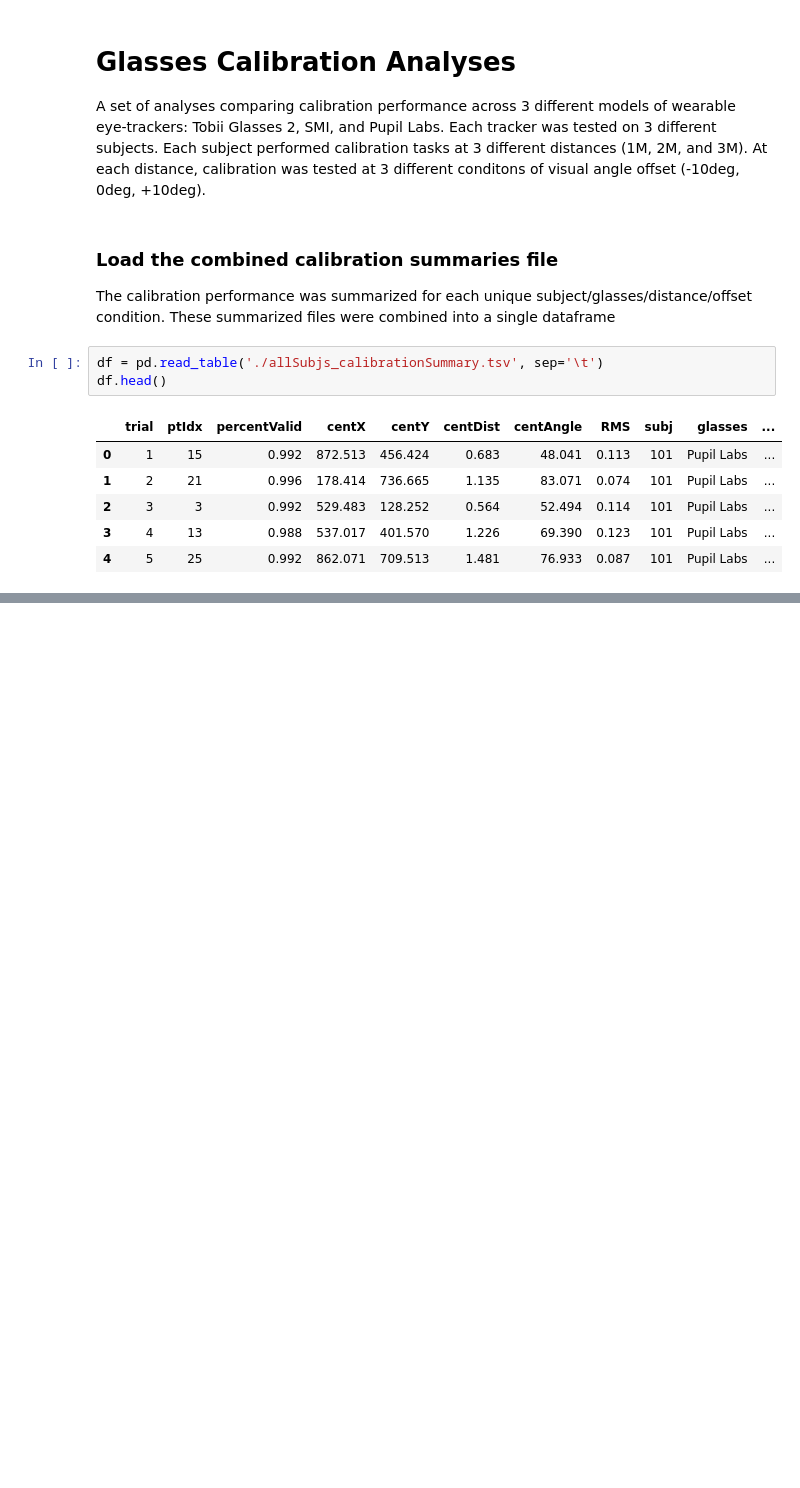
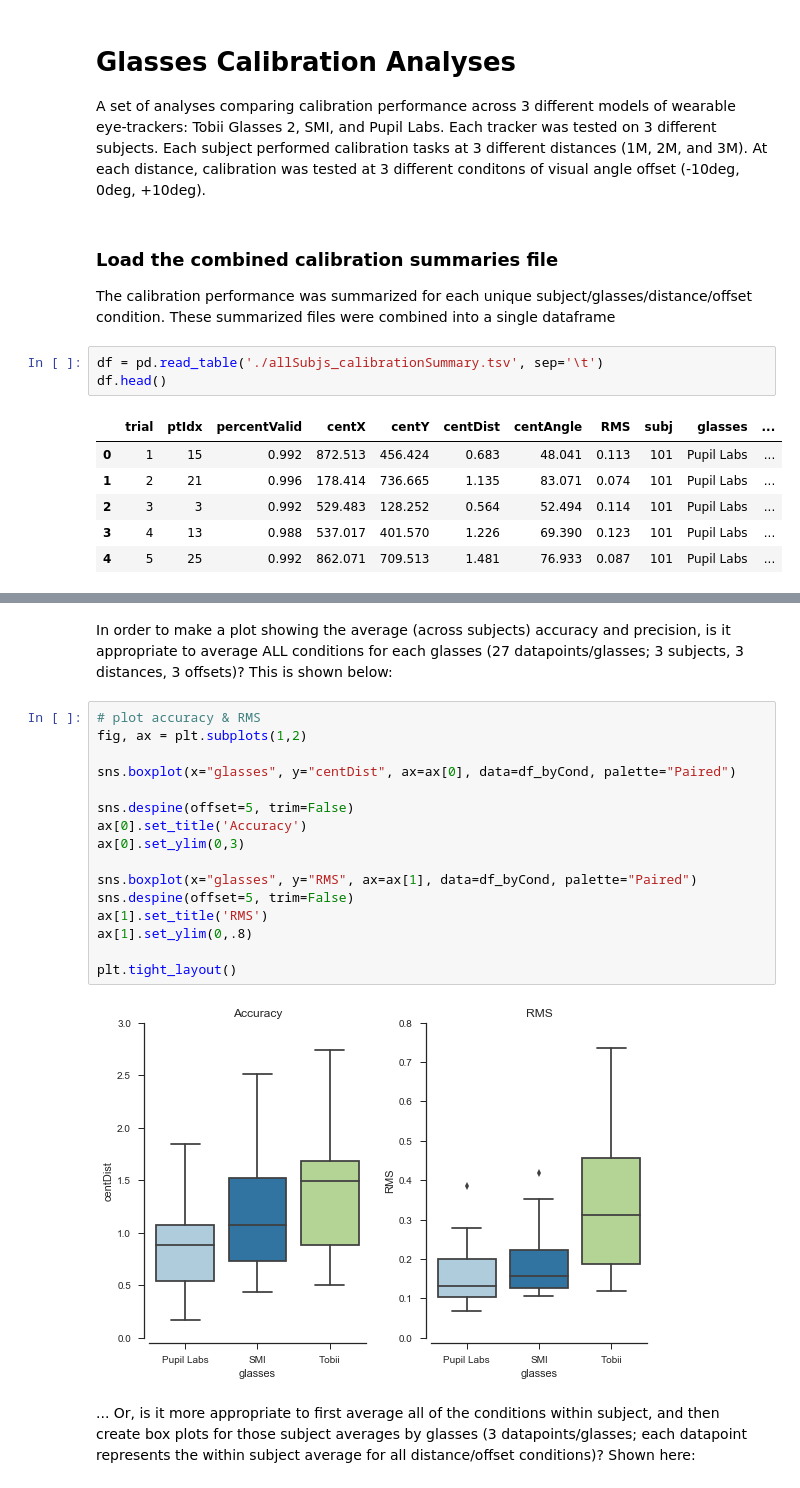
Before and after one commit to jeffmacinnes/glassesCalibration, a Jupyter notebook: analysis/calibrationAnalyses.ipynb, the cells around one changed output, grey strips where cells are left out. Drawn from its saved outputs; the diff is of its cells as text; blank space fills up the shorter version.

```diff
--- a/analysis/calibrationAnalyses.ipynb
+++ b/analysis/calibrationAnalyses.ipynb
@@ -176,0 +140,22 @@ df_0deg_center.shape
+# %% [markdown]
+In order to make a plot showing the average (across subjects) accuracy and precision, is it appropriate to average ALL conditions for each glasses (27 datapoints/glasses; 3 subjects, 3 distances, 3 offsets)? This is shown below:
+# %%
+# plot accuracy & RMS
+fig, ax = plt.subplots(1,2)
+
+sns.boxplot(x="glasses", y="centDist", ax=ax[0], data=df_byCond, palette="Paired")
+
+sns.despine(offset=5, trim=False)
+ax[0].set_title('Accuracy')
+ax[0].set_ylim(0,3)
+
+sns.boxplot(x="glasses", y="RMS", ax=ax[1], data=df_byCond, palette="Paired")
+sns.despine(offset=5, trim=False)
+ax[1].set_title('RMS')
+ax[1].set_ylim(0,.8)
+
+plt.tight_layout()
+# %% [output]
+[figure, added]
+# %% [markdown]
+... Or, is it more appropriate to first average all of the conditions within subject, and then create box plots for those subject averages by glasses (3 datapoints/glasses; each datapoint represents the within subject average for all distance/offset conditions)? Shown here:
```
Also changed, not shown: parts of 38 cells of this notebook.
